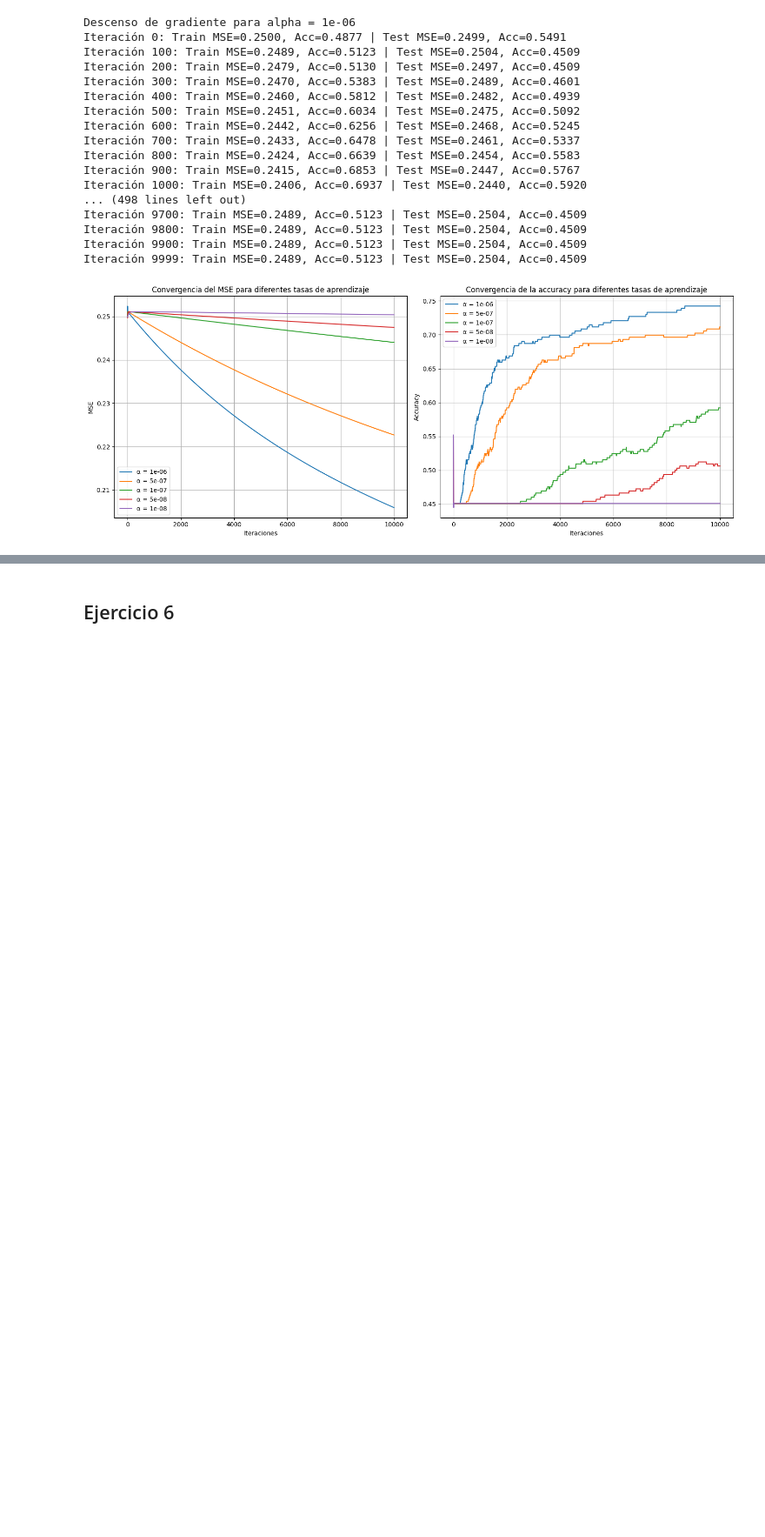
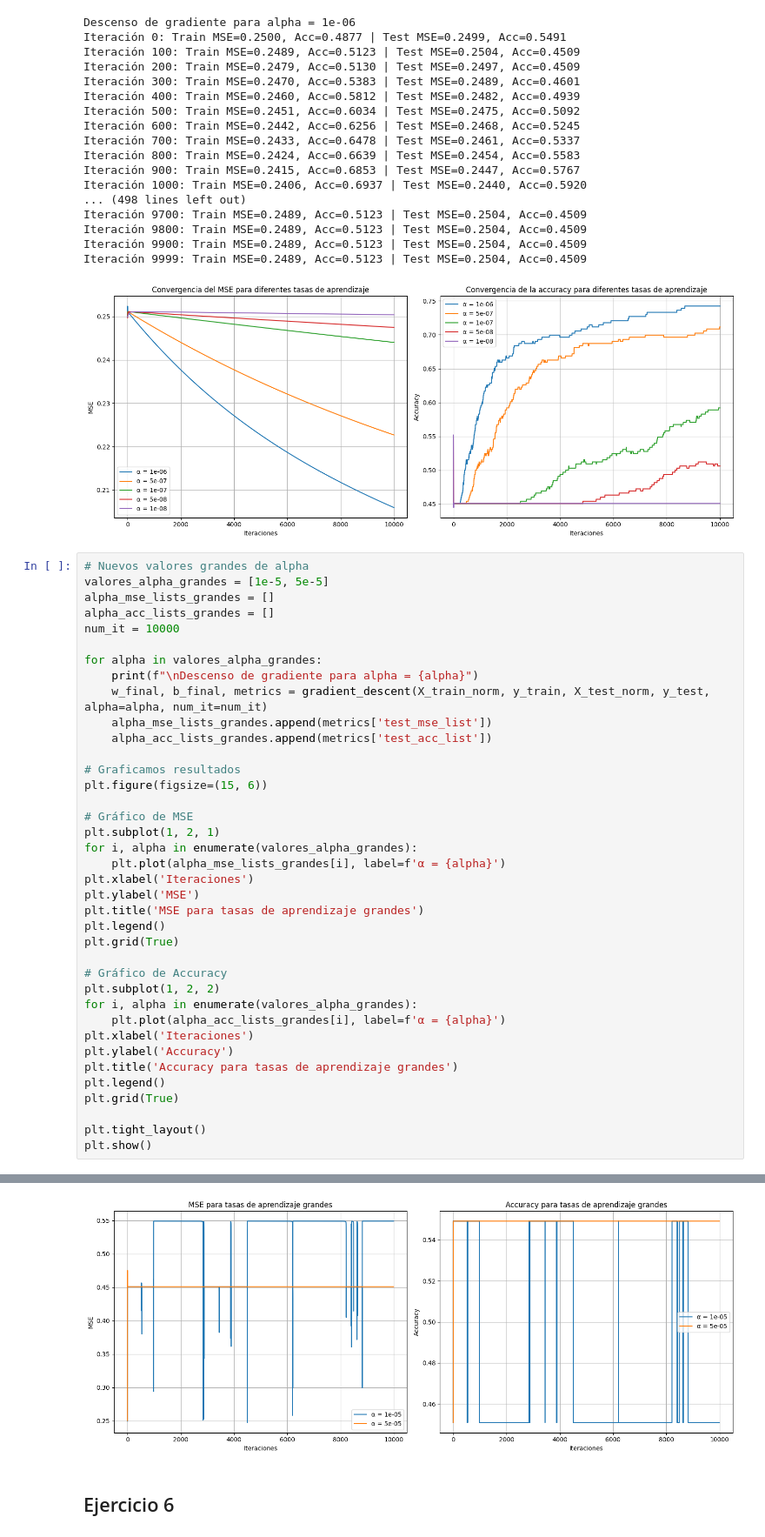
Before and after one commit to ngalindez/MET-TP2, a Jupyter notebook: codigo.ipynb, the cells around one changed output, grey strips where cells are left out. Shown at 87% size. Cells and saved outputs as stored; diff of their text form; blank space fills up the shorter version.

```diff
--- a/codigo.ipynb
+++ b/codigo.ipynb
@@ -240,3 +403,42 @@ Iteración 9800: Train MSE=0.2489, Acc=0.5123 | Test MSE=0.2504, Acc=0.4509
 Iteración 9900: Train MSE=0.2489, Acc=0.5123 | Test MSE=0.2504, Acc=0.4509
 Iteración 9999: Train MSE=0.2489, Acc=0.5123 | Test MSE=0.2504, Acc=0.4509
 [figure]
+# %%
+# Nuevos valores grandes de alpha
+valores_alpha_grandes = [1e-5, 5e-5]
+alpha_mse_lists_grandes = []
+alpha_acc_lists_grandes = []
+num_it = 10000
+
+for alpha in valores_alpha_grandes:
+    print(f"\nDescenso de gradiente para alpha = {alpha}")
+    w_final, b_final, metrics = gradient_descent(X_train_norm, y_train, X_test_norm, y_test, alpha=alpha, num_it=num_it)
+    alpha_mse_lists_grandes.append(metrics['test_mse_list'])
+    alpha_acc_lists_grandes.append(metrics['test_acc_list'])
+
+# Graficamos resultados
+plt.figure(figsize=(15, 6))
+
+# Gráfico de MSE
+plt.subplot(1, 2, 1)
+for i, alpha in enumerate(valores_alpha_grandes):
+    plt.plot(alpha_mse_lists_grandes[i], label=f'α = {alpha}')
+plt.xlabel('Iteraciones')
+plt.ylabel('MSE')
+plt.title('MSE para tasas de aprendizaje grandes')
+plt.legend()
+plt.grid(True)
+
+# Gráfico de Accuracy
+plt.subplot(1, 2, 2)
+for i, alpha in enumerate(valores_alpha_grandes):
+    plt.plot(alpha_acc_lists_grandes[i], label=f'α = {alpha}')
+plt.xlabel('Iteraciones')
+plt.ylabel('Accuracy')
+plt.title('Accuracy para tasas de aprendizaje grandes')
+plt.legend()
+plt.grid(True)
+
+plt.tight_layout()
+plt.show()
+# %% [output]
@@ -243,3 +462,4 @@ Iteración 9999: Train MSE=0.2489, Acc=0.5123 | Test MSE=0.2504, Acc=0.4509
+[figure, added]
 # %% [markdown]
 ## Ejercicio 6
 # %%
```
Also changed, not shown: parts of 7 cells of this notebook.
